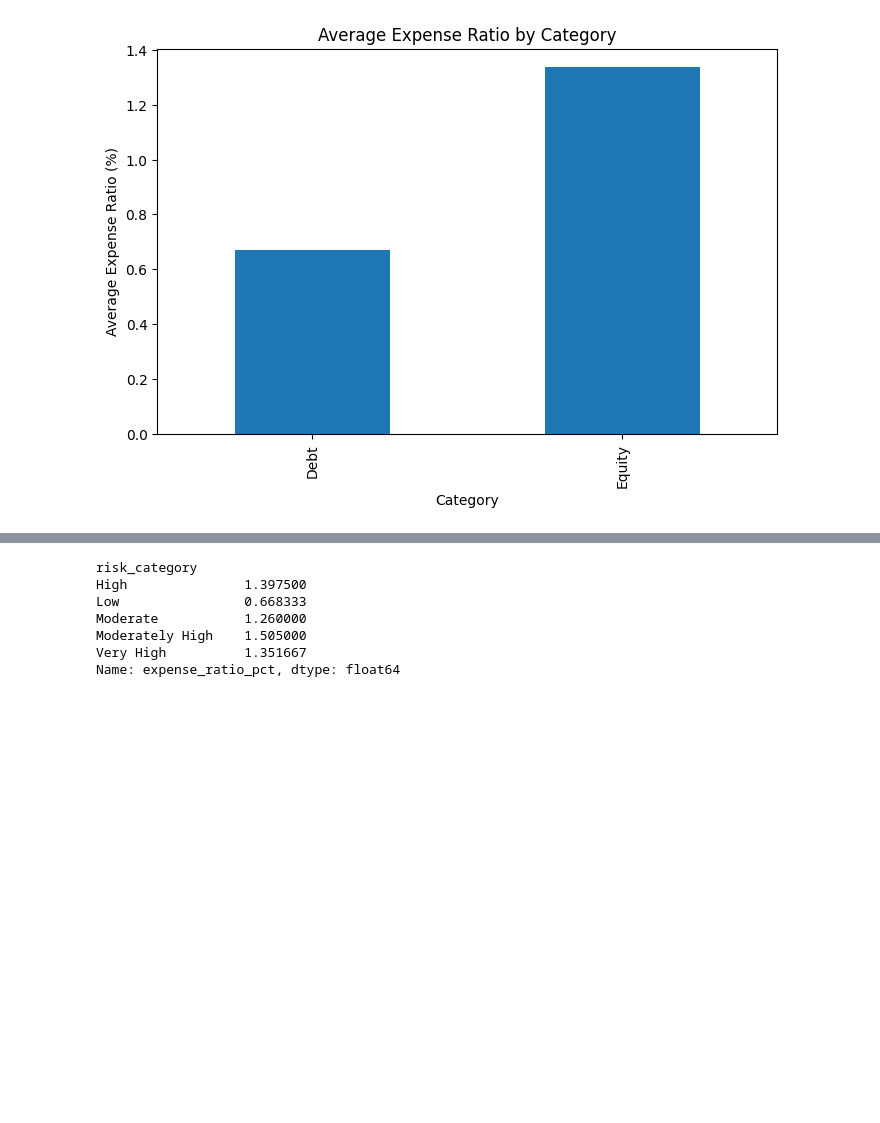
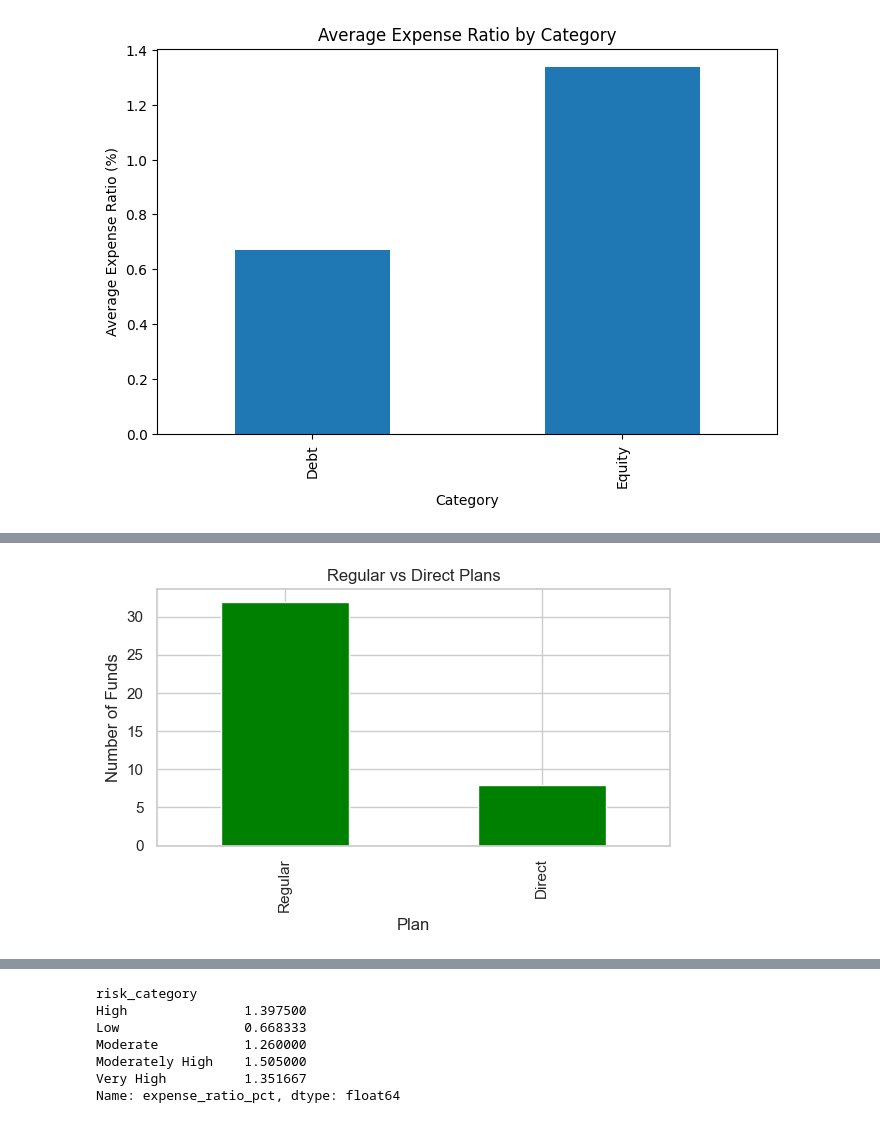
Before and after one commit to singhradhika26986-ops/capstone-mutual-fund-analytics, a Jupyter notebook: notebooks/eda_analysis.ipynb, the cells around one changed output, grey strips where cells are left out. Saved outputs shown, nothing was run; the diff lists cells and outputs as text; code cells hidden in the pictures; blank space fills up the shorter version.

```diff
--- a/notebooks/eda_analysis.ipynb
+++ b/notebooks/eda_analysis.ipynb
@@ -218,0 +326,14 @@ plt.show()
+# %%
+fund["plan"].value_counts().plot(
+    kind="bar",
+    figsize=(6,4),
+    color="green"
+)
+
+plt.title("Regular vs Direct Plans")
+plt.xlabel("Plan")
+plt.ylabel("Number of Funds")
+plt.tight_layout()
+plt.show()
+# %% [output]
+[figure, added]
```
Also changed, not shown: parts of 21 cells of this notebook.
